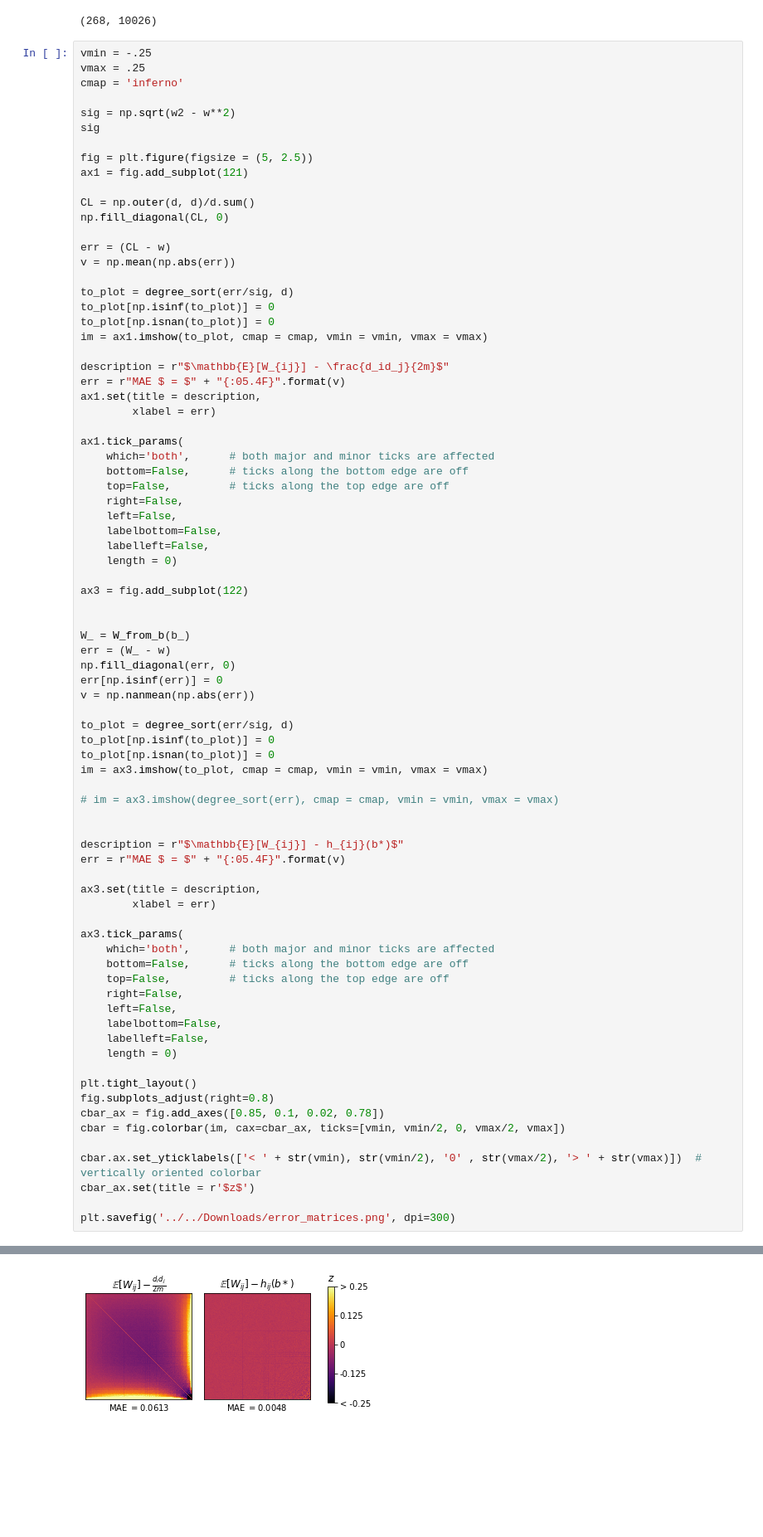
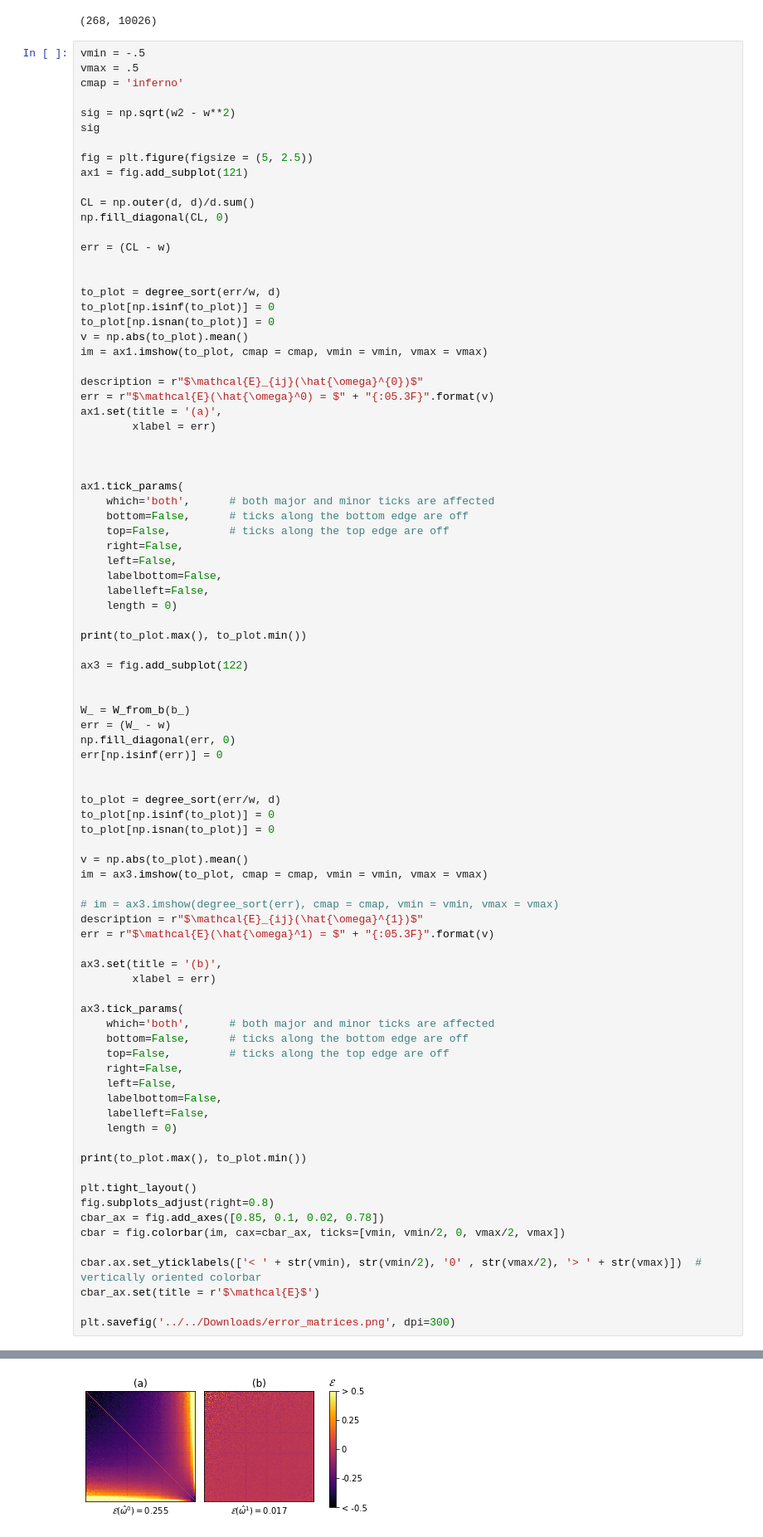
Before and after one commit to PhilChodrow/multigraph_moments, a Jupyter notebook: figs_descriptive.ipynb, the cells around one changed output, grey strips where cells are left out. Shown at 83% size. Drawn from its saved outputs; the diff is of its cells as text; blank space fills up the shorter version.

```diff
--- a/figs_descriptive.ipynb
+++ b/figs_descriptive.ipynb
@@ -27,8 +27,8 @@ n, m
 # %% [output]
 (268, 10026)
 # %%
-vmin = -.25
-vmax = .25
+vmin = -.5
+vmax = .5
 cmap = 'inferno'
 
 sig = np.sqrt(w2 - w**2)
@@ -41,17 +41,20 @@ CL = np.outer(d, d)/d.sum()
 np.fill_diagonal(CL, 0)
 
 err = (CL - w)
-v = np.mean(np.abs(err))
 
-to_plot = degree_sort(err/sig, d)
+
+to_plot = degree_sort(err/w, d)
 to_plot[np.isinf(to_plot)] = 0
 to_plot[np.isnan(to_plot)] = 0
+v = np.abs(to_plot).mean()
 im = ax1.imshow(to_plot, cmap = cmap, vmin = vmin, vmax = vmax)
 
-description = r"$\mathbb{E}[W_{ij}] - \frac{d_id_j}{2m}$"
-err = r"MAE $ = $" + "{:05.4F}".format(v)
-ax1.set(title = description,
+description = r"$\mathcal{E}_{ij}(\hat{\omega}^{0})$"
+err = r"$\mathcal{E}(\hat{\omega}^0) = $" + "{:05.3F}".format(v)
+ax1.set(title = '(a)',
         xlabel = err)
+
+
 
 ax1.tick_params(
     which='both',      # both major and minor ticks are affected
@@ -63,6 +66,8 @@ ax1.tick_params(
     labelleft=False,
     length = 0)
 
+print(to_plot.max(), to_plot.min())
+
 ax3 = fig.add_subplot(122)
 
 
@@ -70,20 +75,20 @@ W_ = W_from_b(b_)
 err = (W_ - w)
 np.fill_diagonal(err, 0)
 err[np.isinf(err)] = 0
-v = np.nanmean(np.abs(err))
 
-to_plot = degree_sort(err/sig, d)
+
+to_plot = degree_sort(err/w, d)
 to_plot[np.isinf(to_plot)] = 0
 to_plot[np.isnan(to_plot)] = 0
+
+v = np.abs(to_plot).mean()
 im = ax3.imshow(to_plot, cmap = cmap, vmin = vmin, vmax = vmax)
 
 # im = ax3.imshow(degree_sort(err), cmap = cmap, vmin = vmin, vmax = vmax)
+description = r"$\mathcal{E}_{ij}(\hat{\omega}^{1})$"
+err = r"$\mathcal{E}(\hat{\omega}^1) = $" + "{:05.3F}".format(v)
 
-
-description = r"$\mathbb{E}[W_{ij}] - h_{ij}(b*)$"
-err = r"MAE $ = $" + "{:05.4F}".format(v)
-
-ax3.set(title = description,
+ax3.set(title = '(b)',
         xlabel = err)
 
 ax3.tick_params(
@@ -96,13 +101,15 @@ ax3.tick_params(
     labelleft=False,
     length = 0)
 
+print(to_plot.max(), to_plot.min())
+
 plt.tight_layout()
 fig.subplots_adjust(right=0.8)
 cbar_ax = fig.add_axes([0.85, 0.1, 0.02, 0.78])
 cbar = fig.colorbar(im, cax=cbar_ax, ticks=[vmin, vmin/2, 0, vmax/2, vmax])
 
 cbar.ax.set_yticklabels(['< ' + str(vmin), str(vmin/2), '0' , str(vmax/2), '> ' + str(vmax)])  # vertically oriented colorbar
-cbar_ax.set(title = r'$z$')
+cbar_ax.set(title = r'$\mathcal{E}$')
 
 plt.savefig('../../Downloads/error_matrices.png', dpi=300)
 # %% [output]
@@ -109,4 +118,4 @@ plt.savefig('../../Downloads/error_matrices.png', dpi=300)
-[figure, old version]
+[figure, new version]
 # %%
 fig = plt.figure(figsize = (9, 2.5))
 
```
Also changed, not shown: parts of 3 cells of this notebook, 6 other files.
